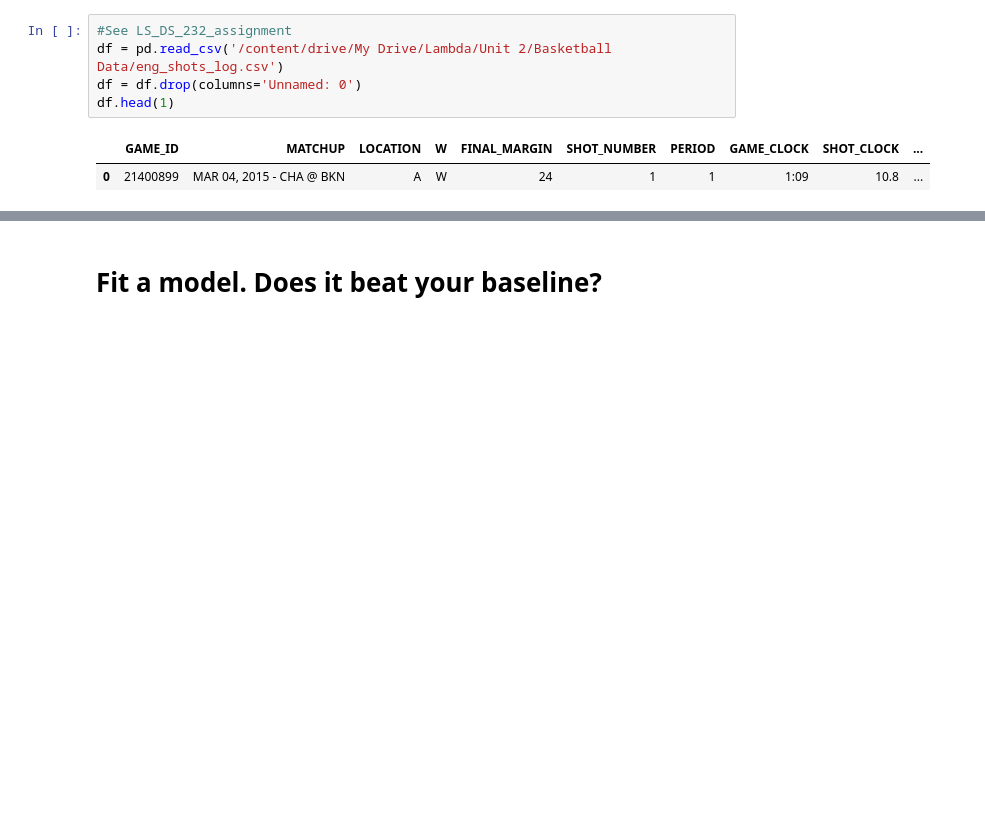
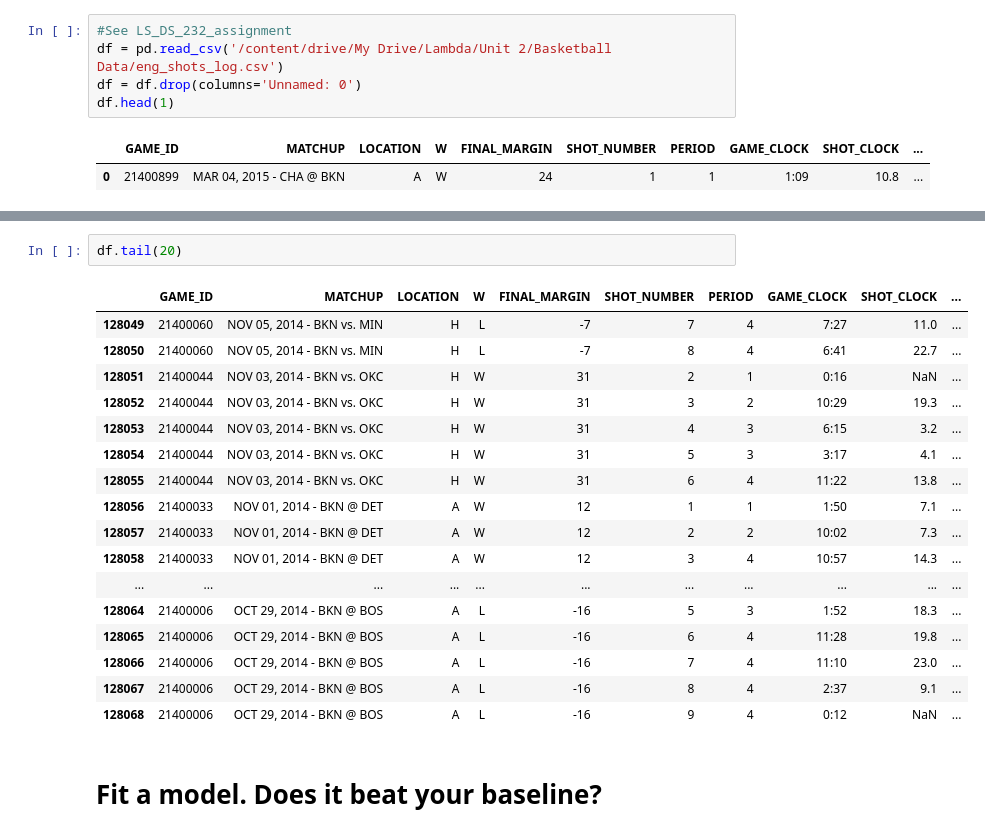
Before and after one commit to ndow33/DS-Unit-2-Applied-Modeling, a Jupyter notebook: module3-permutation-boosting/LS_DS_233_assignment.ipynb, the cells around one changed output, grey strips where cells are left out. Cells and saved outputs as stored; diff of their text form; blank space fills up the shorter version.

```diff
--- a/module3-permutation-boosting/LS_DS_233_assignment.ipynb
+++ b/module3-permutation-boosting/LS_DS_233_assignment.ipynb
@@ -69,3 +195,23 @@ df.head(1)
+# %%
+df.tail(20)
+# %% [output]
+|  | GAME_ID | MATCHUP | LOCATION | W | FINAL_MARGIN | SHOT_NUMBER | PERIOD | GAME_CLOCK | SHOT_CLOCK | ... |
+| 128049 | 21400060 | NOV 05, 2014 - BKN vs. MIN | H | L | -7 | 7 | 4 | 7:27 | 11.0 | ... |
+| 128050 | 21400060 | NOV 05, 2014 - BKN vs. MIN | H | L | -7 | 8 | 4 | 6:41 | 22.7 | ... |
+| 128051 | 21400044 | NOV 03, 2014 - BKN vs. OKC | H | W | 31 | 2 | 1 | 0:16 | NaN | ... |
+| 128052 | 21400044 | NOV 03, 2014 - BKN vs. OKC | H | W | 31 | 3 | 2 | 10:29 | 19.3 | ... |
+| 128053 | 21400044 | NOV 03, 2014 - BKN vs. OKC | H | W | 31 | 4 | 3 | 6:15 | 3.2 | ... |
+| 128054 | 21400044 | NOV 03, 2014 - BKN vs. OKC | H | W | 31 | 5 | 3 | 3:17 | 4.1 | ... |
+| 128055 | 21400044 | NOV 03, 2014 - BKN vs. OKC | H | W | 31 | 6 | 4 | 11:22 | 13.8 | ... |
+| 128056 | 21400033 | NOV 01, 2014 - BKN @ DET | A | W | 12 | 1 | 1 | 1:50 | 7.1 | ... |
+| 128057 | 21400033 | NOV 01, 2014 - BKN @ DET | A | W | 12 | 2 | 2 | 10:02 | 7.3 | ... |
+| 128058 | 21400033 | NOV 01, 2014 - BKN @ DET | A | W | 12 | 3 | 4 | 10:57 | 14.3 | ... |
+| ... | ... | ... | ... | ... | ... | ... | ... | ... | ... | ... |
+| 128064 | 21400006 | OCT 29, 2014 - BKN @ BOS | A | L | -16 | 5 | 3 | 1:52 | 18.3 | ... |
+| 128065 | 21400006 | OCT 29, 2014 - BKN @ BOS | A | L | -16 | 6 | 4 | 11:28 | 19.8 | ... |
+| 128066 | 21400006 | OCT 29, 2014 - BKN @ BOS | A | L | -16 | 7 | 4 | 11:10 | 23.0 | ... |
+| 128067 | 21400006 | OCT 29, 2014 - BKN @ BOS | A | L | -16 | 8 | 4 | 2:37 | 9.1 | ... |
+| 128068 | 21400006 | OCT 29, 2014 - BKN @ BOS | A | L | -16 | 9 | 4 | 0:12 | NaN | ... |
 # %% [markdown]
 # Fit a model. Does it beat your baseline?
 # %%
```
Also changed, not shown: parts of 14 cells of this notebook.
